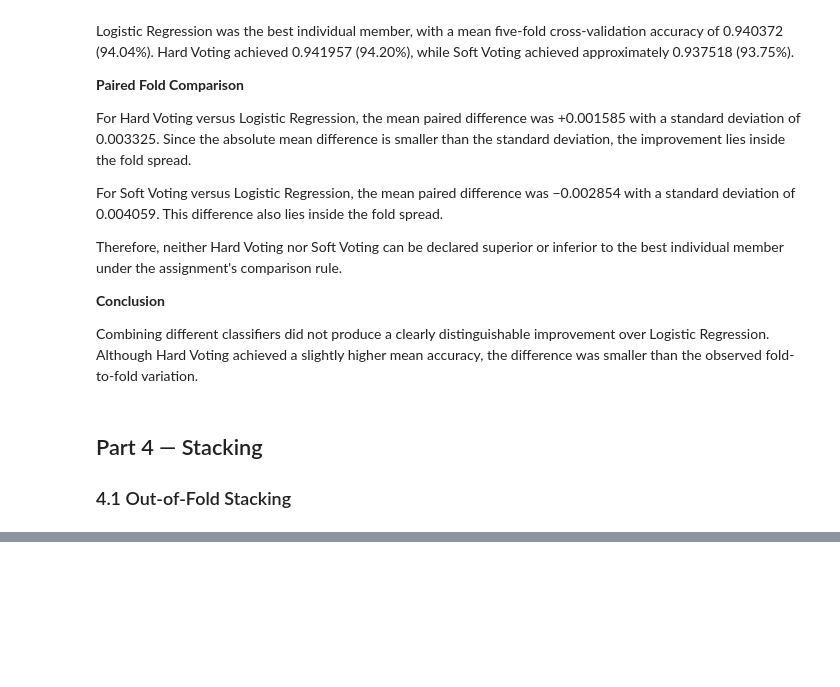
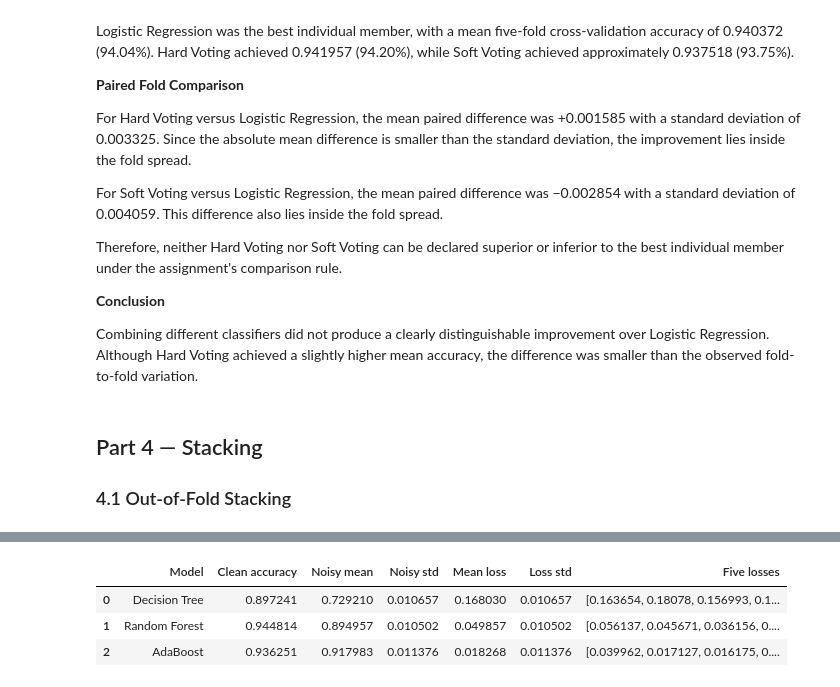
Before and after one commit to Annamerkulova/Merkulova_ML_task_4, a Jupyter notebook: Merkulova_task4.ipynb, the cells around one changed output, grey strips where cells are left out. Drawn from its saved outputs; the diff is of its cells as text; code cells hidden in the pictures; blank space fills up the shorter version.

```diff
--- a/Merkulova_task4.ipynb
+++ b/Merkulova_task4.ipynb
@@ -868,0 +1291,83 @@ print("Manual stacking accuracy:", manual_stack_accuracy)
+# %%
+
+def flip_labels(y, rate, seed):
+    rng = np.random.default_rng(seed)
+    idx = rng.choice(
+        len(y),
+        size=round(rate * len(y)),
+        replace=False
+    )
+    y_noisy = y.copy()
+    y_noisy[idx] = 1 - y_noisy[idx]
+    return y_noisy, idx
+# %%
+
+from sklearn.base import clone
+from sklearn.ensemble import AdaBoostClassifier
+from sklearn.metrics import accuracy_score
+
+ada200 = AdaBoostClassifier(
+    n_estimators=200,
+    random_state=SEED
+)
+
+noise_models = {
+    "Decision Tree": tree,
+    "Random Forest": rf,
+    "AdaBoost": ada200
+}
+
+# Accuracy with clean training labels
+clean_accuracy = {}
+
+for name, model in noise_models.items():
+    fitted = clone(model).fit(X_train, y_train)
+    clean_accuracy[name] = accuracy_score(
+        y_test, fitted.predict(X_test)
+    )
+
+# Accuracy with 20% corrupted training labels
+noisy_accuracies = {name: [] for name in noise_models}
+losses = {name: [] for name in noise_models}
+
+for r in range(5):
+    y_noisy, idx = flip_labels(
+        y_train, 0.20, SEED + r
+    )
+
+    for name, model in noise_models.items():
+        fitted = clone(model).fit(X_train, y_noisy)
+
+        noisy_acc = accuracy_score(
+            y_test, fitted.predict(X_test)
+        )
+
+        noisy_accuracies[name].append(noisy_acc)
+        losses[name].append(
+            clean_accuracy[name] - noisy_acc
+        )
+
+# Summary table
+noise_rows = []
+
+for name in noise_models:
+    noisy = np.array(noisy_accuracies[name])
+    model_losses = np.array(losses[name])
+
+    noise_rows.append({
+        "Model": name,
+        "Clean accuracy": clean_accuracy[name],
+        "Noisy mean": noisy.mean(),
+        "Noisy std": noisy.std(ddof=0),
+        "Mean loss": model_losses.mean(),
+        "Loss std": model_losses.std(ddof=0),
+        "Five losses": np.round(model_losses, 6).tolist()
+    })
+
+noise_table = pd.DataFrame(noise_rows)
+display(noise_table)
+# %% [output]
+|  | Model | Clean accuracy | Noisy mean | Noisy std | Mean loss | Loss std | Five losses |
+| 0 | Decision Tree | 0.897241 | 0.729210 | 0.010657 | 0.168030 | 0.010657 | [0.163654, 0.18078, 0.156993, 0.1... |
+| 1 | Random Forest | 0.944814 | 0.894957 | 0.010502 | 0.049857 | 0.010502 | [0.056137, 0.045671, 0.036156, 0.... |
+| 2 | AdaBoost | 0.936251 | 0.917983 | 0.011376 | 0.018268 | 0.011376 | [0.039962, 0.017127, 0.016175, 0.... |
```
Also changed, not shown: parts of 21 cells of this notebook.
